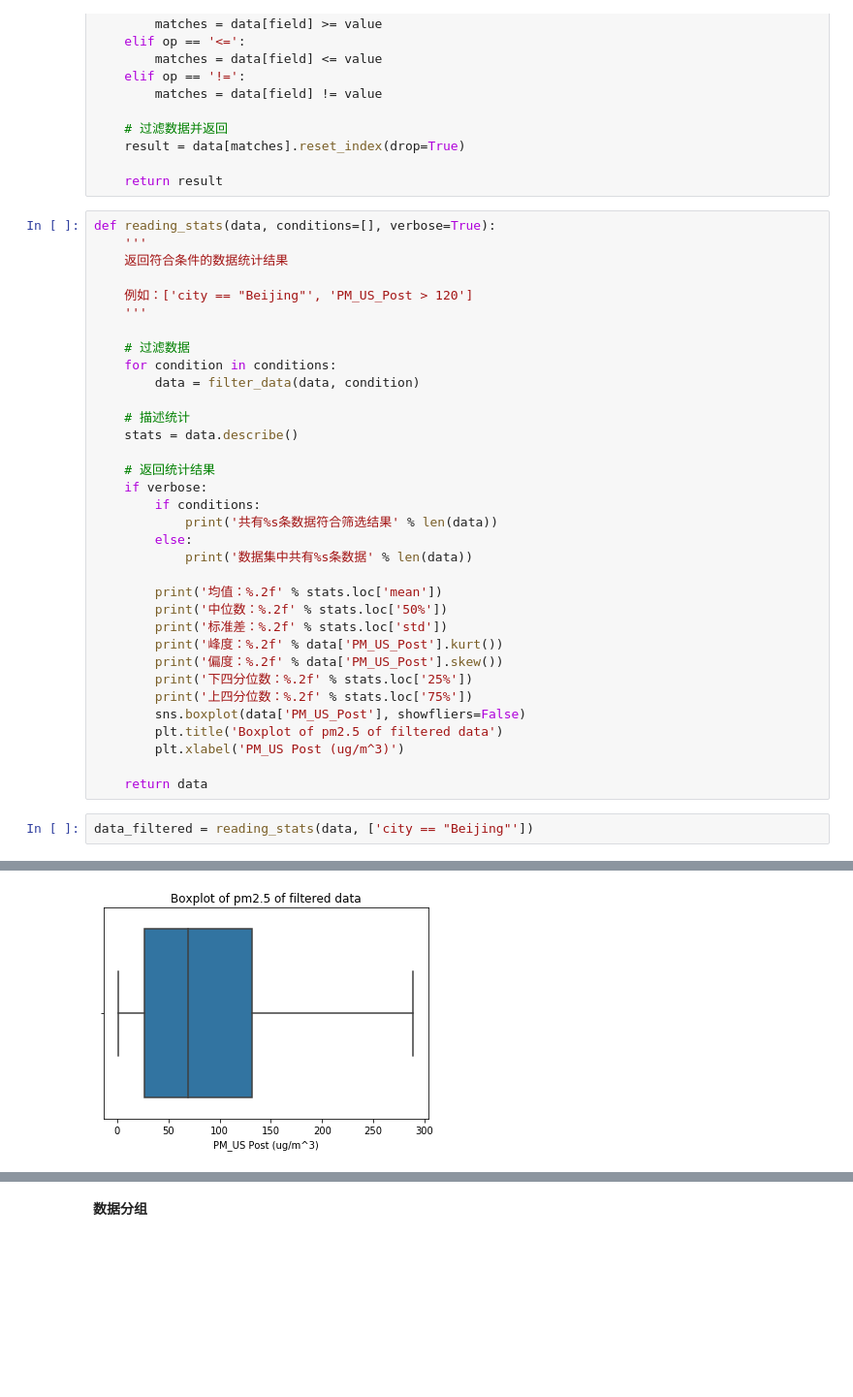
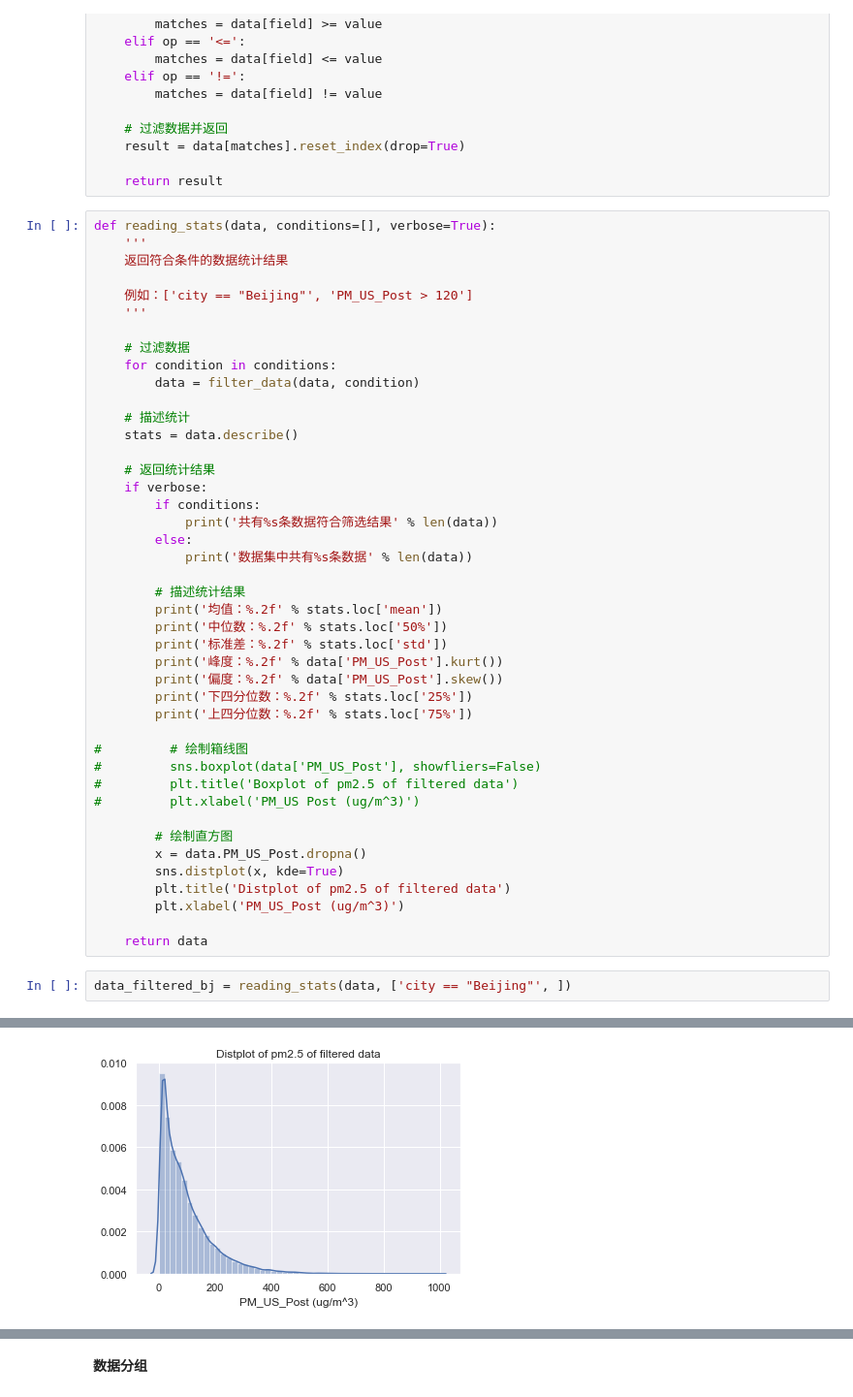
Before and after one commit to bupt3061/DataScience, a Jupyter notebook: PracticalProjects/01_中国五城市PM2.5分析.ipynb, the cells around one changed output, grey strips where cells are left out. Shown at 97% size. Drawn from its saved outputs; the diff is of its cells as text; blank space fills up the shorter version.

```diff
--- a/PracticalProjects/01_中国五城市PM2.5分析.ipynb
+++ b/PracticalProjects/01_中国五城市PM2.5分析.ipynb
@@ -368,6 +369,7 @@ def reading_stats(data, conditions=[], verbose=True):
         else:
             print('数据集中共有%s条数据' % len(data))
 
+        # 描述统计结果
         print('均值：%.2f' % stats.loc['mean'])
         print('中位数：%.2f' % stats.loc['50%'])
         print('标准差：%.2f' % stats.loc['std'])
@@ -375,20 +377,28 @@ def reading_stats(data, conditions=[], verbose=True):
         print('偏度：%.2f' % data['PM_US_Post'].skew())
         print('下四分位数：%.2f' % stats.loc['25%'])
         print('上四分位数：%.2f' % stats.loc['75%'])
-        sns.boxplot(data['PM_US_Post'], showfliers=False)
-        plt.title('Boxplot of pm2.5 of filtered data')
-        plt.xlabel('PM_US Post (ug/m^3)')
+
+#         # 绘制箱线图
+#         sns.boxplot(data['PM_US_Post'], showfliers=False)
+#         plt.title('Boxplot of pm2.5 of filtered data')
+#         plt.xlabel('PM_US Post (ug/m^3)')
+
+        # 绘制直方图
+        x = data.PM_US_Post.dropna()
+        sns.distplot(x, kde=True)
+        plt.title('Distplot of pm2.5 of filtered data')
+        plt.xlabel('PM_US_Post (ug/m^3)')
 
     return data
 # %%
-data_filtered = reading_stats(data, ['city == "Beijing"'])
+data_filtered_bj = reading_stats(data, ['city == "Beijing"', ])
 # %% [output]
 共有52584条数据符合筛选结果
 均值：95.90
 中位数：69.00
 标准差：91.64
 峰度：5.06
 偏度：1.87
 下四分位数：27.00
 上四分位数：132.00
-[figure, old version]
+[figure, new version]
```
Also changed, not shown: parts of 17 cells of this notebook.
